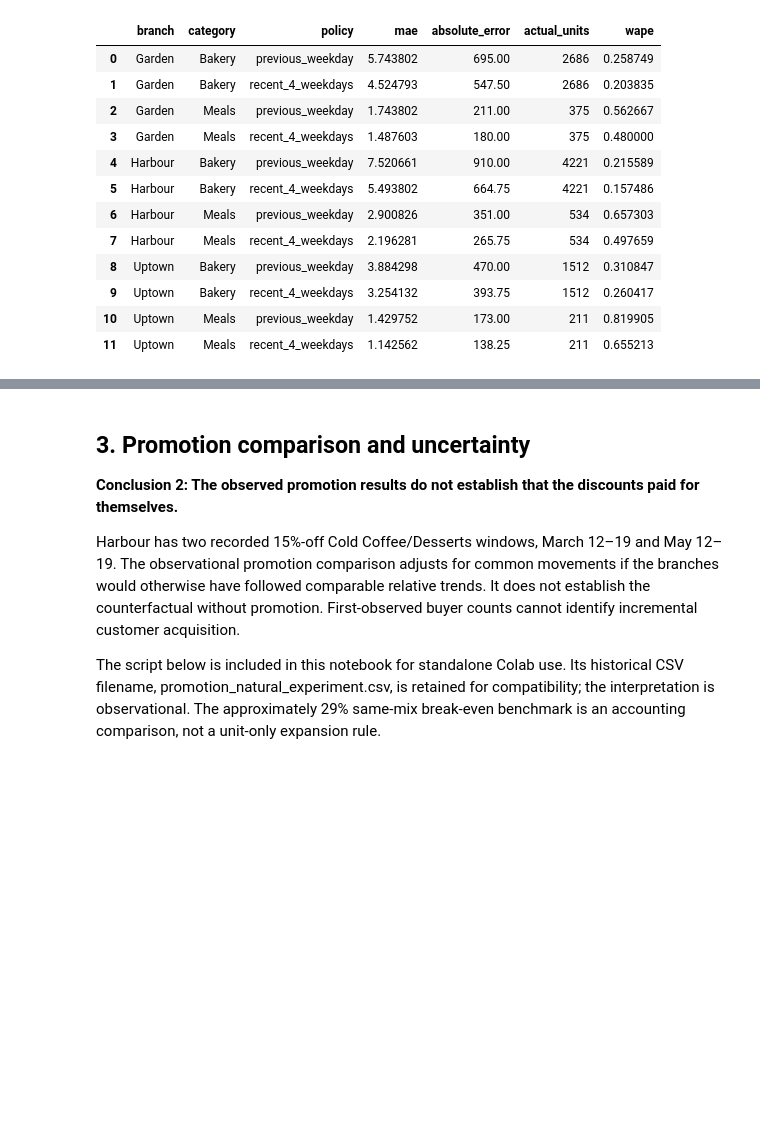
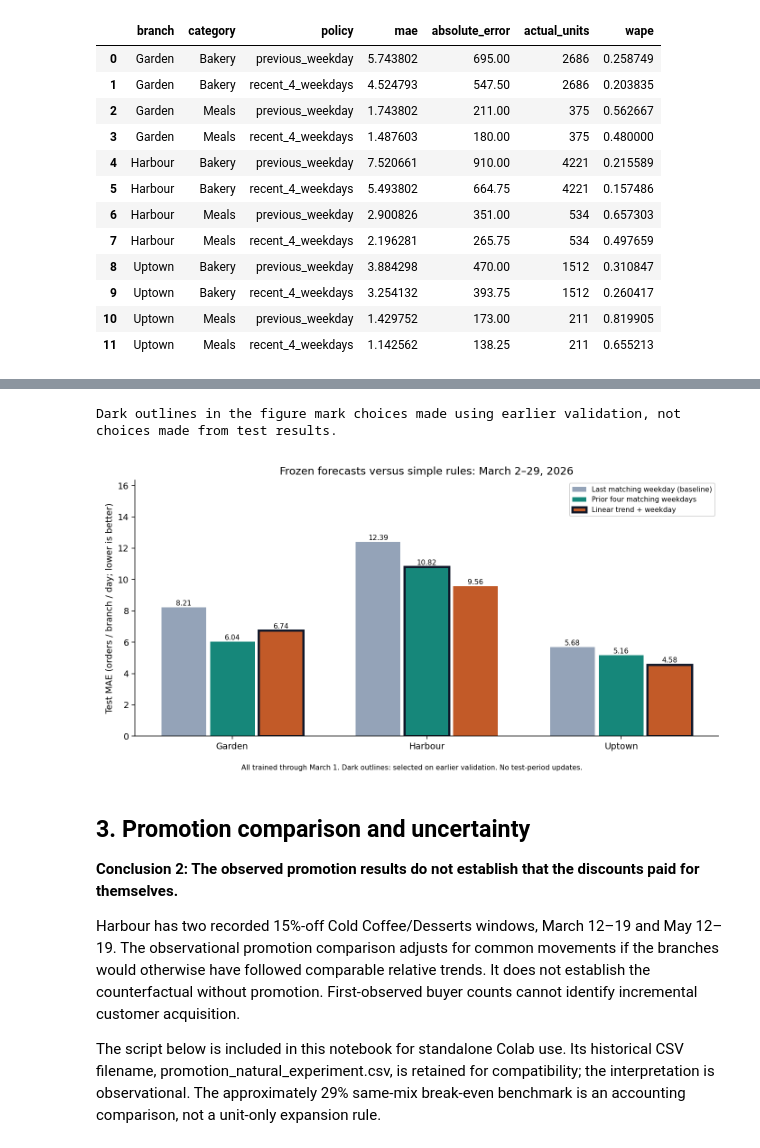
Before and after one commit to sarmadosman/eece490-hackathon-2026, a Jupyter notebook: notebooks/stories_decision_analysis.ipynb, the cells around one changed output, grey strips where cells are left out. Cells and saved outputs as stored; diff of their text form; code cells hidden in the pictures; blank space fills up the shorter version.

```diff
--- a/notebooks/stories_decision_analysis.ipynb
+++ b/notebooks/stories_decision_analysis.ipynb
@@ -186,0 +197,11 @@ display(pd.read_csv(OUTPUT / 'preparation_backtest.csv'))
+# %%
+test_scores = result['holdout_scores'].copy()
+test_scores['candidate'] = test_scores.model.map({
+    'previous_weekday': 'Last matching weekday (baseline)',
+    'recent_weekday_average': 'Prior four matching weekdays',
+    'trend_weekday': 'Linear trend + weekday',
+})
+display(test_scores[['branch','candidate','selected_on_validation','train_start','train_end','test_start','test_end','test_days','mae','wape','bias','mae_reduction_vs_baseline_pct']])
+print('Dark outlines in the figure mark choices made using earlier validation, not choices made from test results.')
+display(Image(filename=str(OUTPUT / 'figures/forecast_holdout.png')))
+# %% [output]
@@ -187,3 +218,5 @@ display(pd.read_csv(OUTPUT / 'preparation_backtest.csv'))
+Dark outlines in the figure mark choices made using earlier validation, not choices made from test results.
+[figure, added]
 # %% [markdown]
 ## 3. Promotion comparison and uncertainty
 
```
Also changed, not shown: parts of 3 cells of this notebook, 10 other files.
